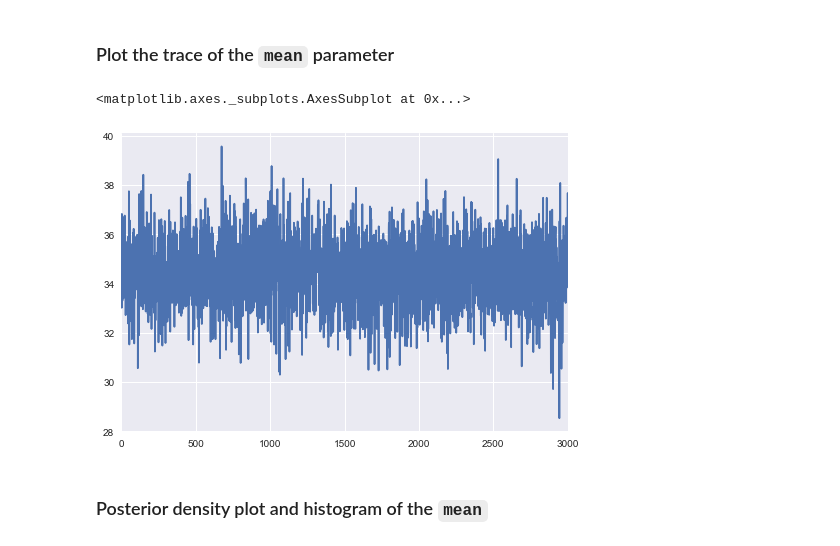
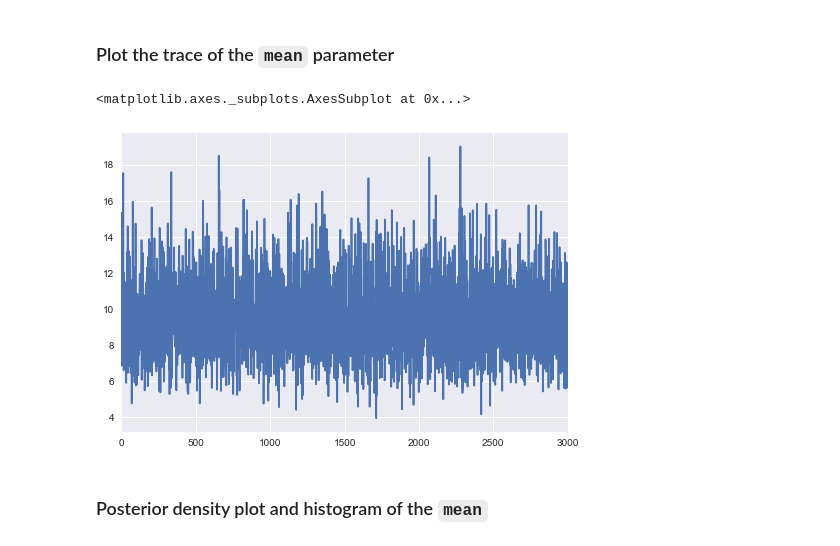
Before and after one commit to phyloworks/revbayes-workshop2017, a Jupyter notebook: archery-model/visualize-archery-model-py.ipynb, the cells around one changed output. Drawn from its saved outputs; the diff is of its cells as text; code cells hidden in the pictures.

```diff
--- a/archery-model/visualize-archery-model-py.ipynb
+++ b/archery-model/visualize-archery-model-py.ipynb
@@ -41,10 +41,10 @@ sns.set(color_codes=True)
 # %% [markdown]
 ### Plot the trace of the `mean` parameter
 # %%
-log_df['mean'].plot()
+log_df['var'].plot()
 # %% [output]
 <matplotlib.axes._subplots.AxesSubplot at 0x...>
-[figure, old version]
+[figure, new version]
 # %% [markdown]
 ### Posterior density plot and histogram of the `mean`
 # %%
```
Also changed, not shown: parts of 6 cells of this notebook, 4 other files.
